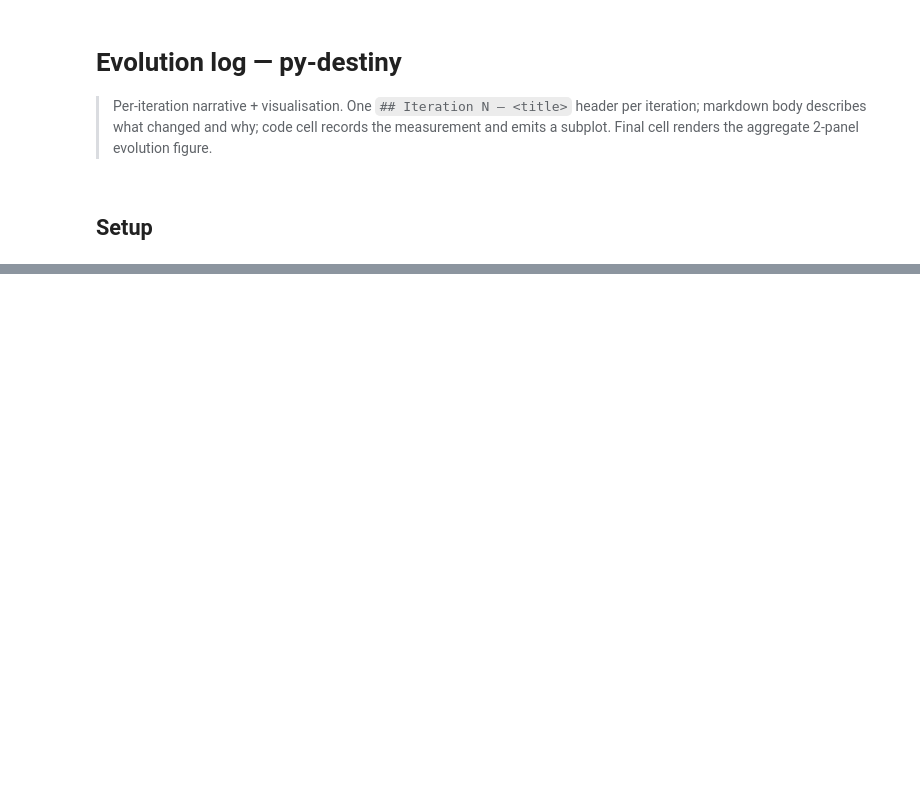
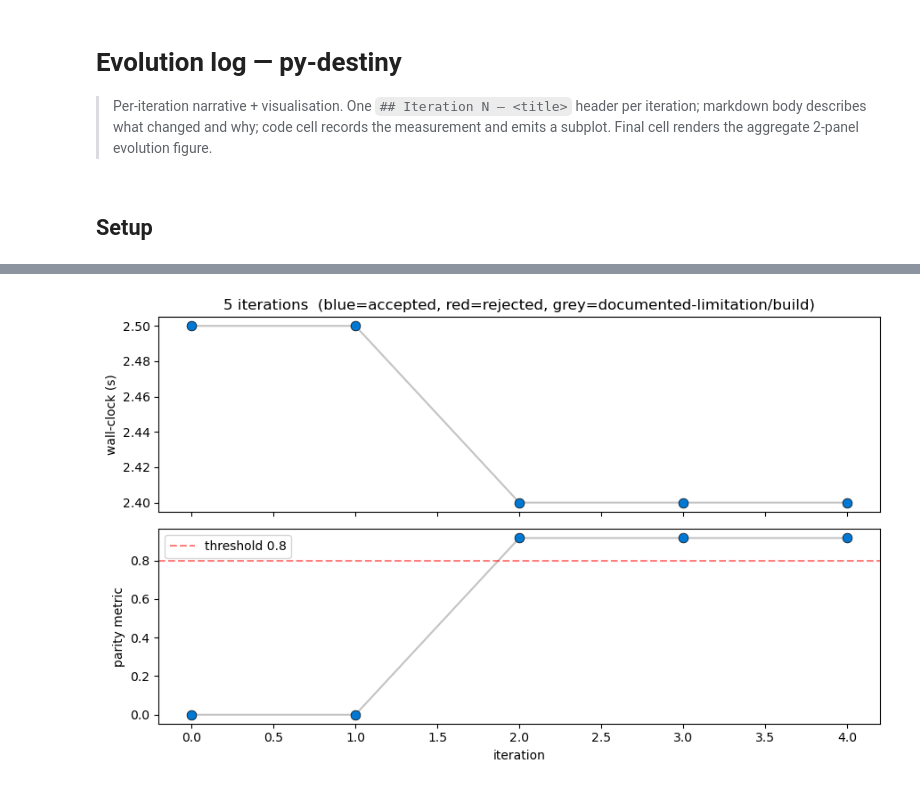
Before and after one commit to omicverse/py-destiny, a Jupyter notebook: examples/evolution.ipynb, the cells around one changed output, grey strips where cells are left out. Saved outputs shown, nothing was run; the diff lists cells and outputs as text; code cells hidden in the pictures; blank space fills up the shorter version.

```diff
--- a/examples/evolution.ipynb
+++ b/examples/evolution.ipynb
@@ -82,0 +96,6 @@ saved → /scratch/users/steorra/analysis/omicverse_traj_dev/py-destiny/examples
+# %%
+_record(4, title='Smoke test + 3 mandatory notebooks pre-executed', wall_clock=2.4, parity=0.916, status='accepted',
+        narrative='Built compare_R_vs_Python.ipynb, tutorial_guo.ipynb, function_by_function_R_parity.ipynb. All execute end-to-end. 7/7 pytest green.')
+_plot(threshold=0.80)
+# %% [output]
+[figure, added]
```
Also changed, not shown: parts of 20 cells of this notebook, 1 other file.
